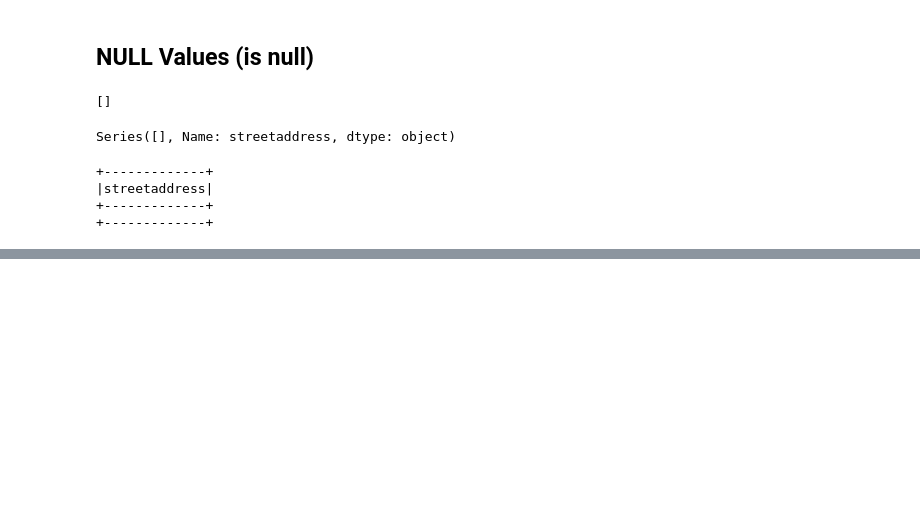
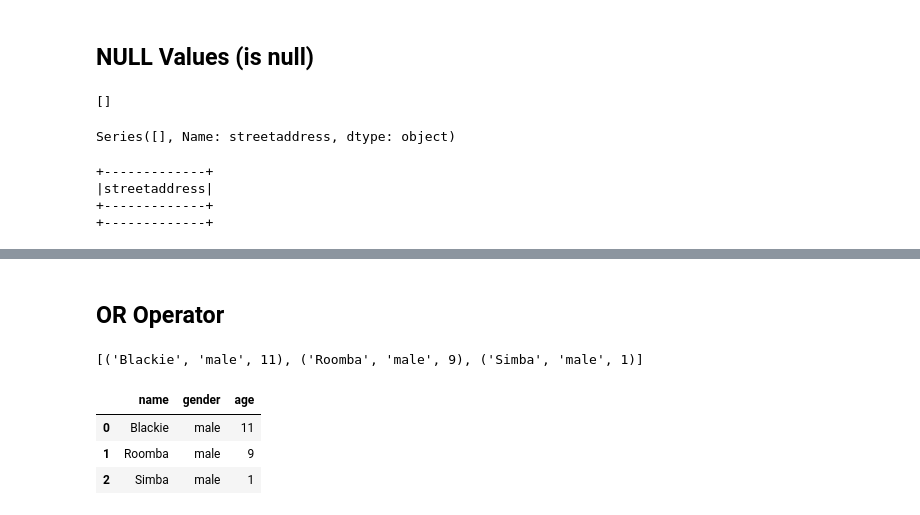
Before and after one commit to neilscholtz/PySpark-Pandas-PostgreSQL-Querying, a Jupyter notebook: PySpark - Pandas - SQL.ipynb, the cells around one changed output, grey strips where cells are left out. Saved outputs shown, nothing was run; the diff lists cells and outputs as text; code cells hidden in the pictures; blank space fills up the shorter version.

```diff
--- a/PySpark - Pandas - SQL.ipynb
+++ b/PySpark - Pandas - SQL.ipynb
@@ -642,0 +756,22 @@ ps_owners.select('streetaddress').where(ps_owners.streetaddress.isNull()).show()
+# %% [markdown]
+## OR Operator
+# %%
+# SQL
+sql = '''
+    SELECT name, gender, age
+    FROM pets
+    WHERE gender = 'male'
+        OR age < 2
+    LIMIT 3
+'''
+db.fetch(sql)
+# %% [output]
+[('Blackie', 'male', 11), ('Roomba', 'male', 9), ('Simba', 'male', 1)]
+# %%
+# Pand
+pd_pets[(pets['gender'] == 'male') | (pets['age'] > 2)][['name','gender','age']].head(3)
+# %% [output]
+|  | name | gender | age |
+| 0 | Blackie | male | 11 |
+| 1 | Roomba | male | 9 |
+| 2 | Simba | male | 1 |
```
Also changed, not shown: parts of 17 cells of this notebook.
